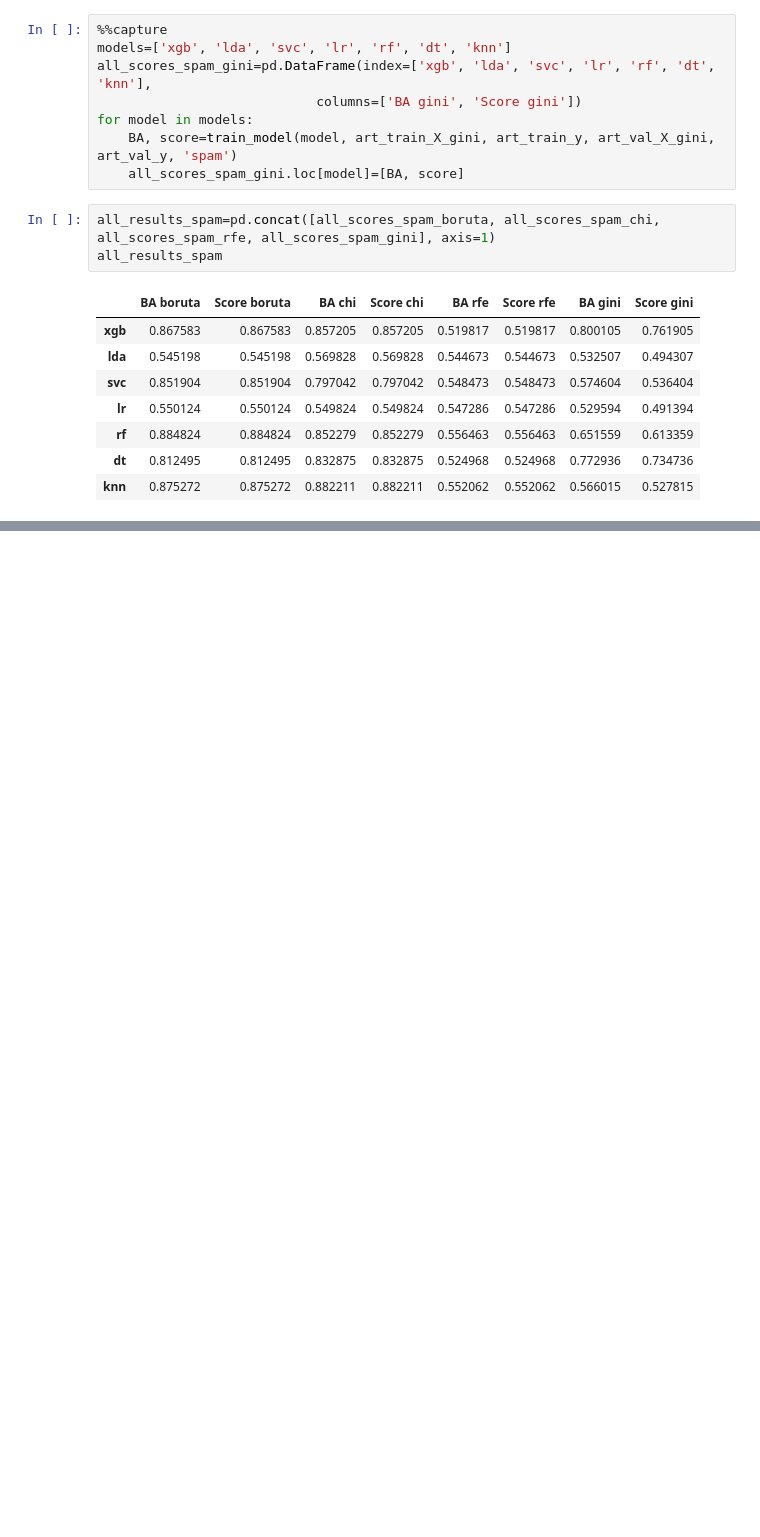
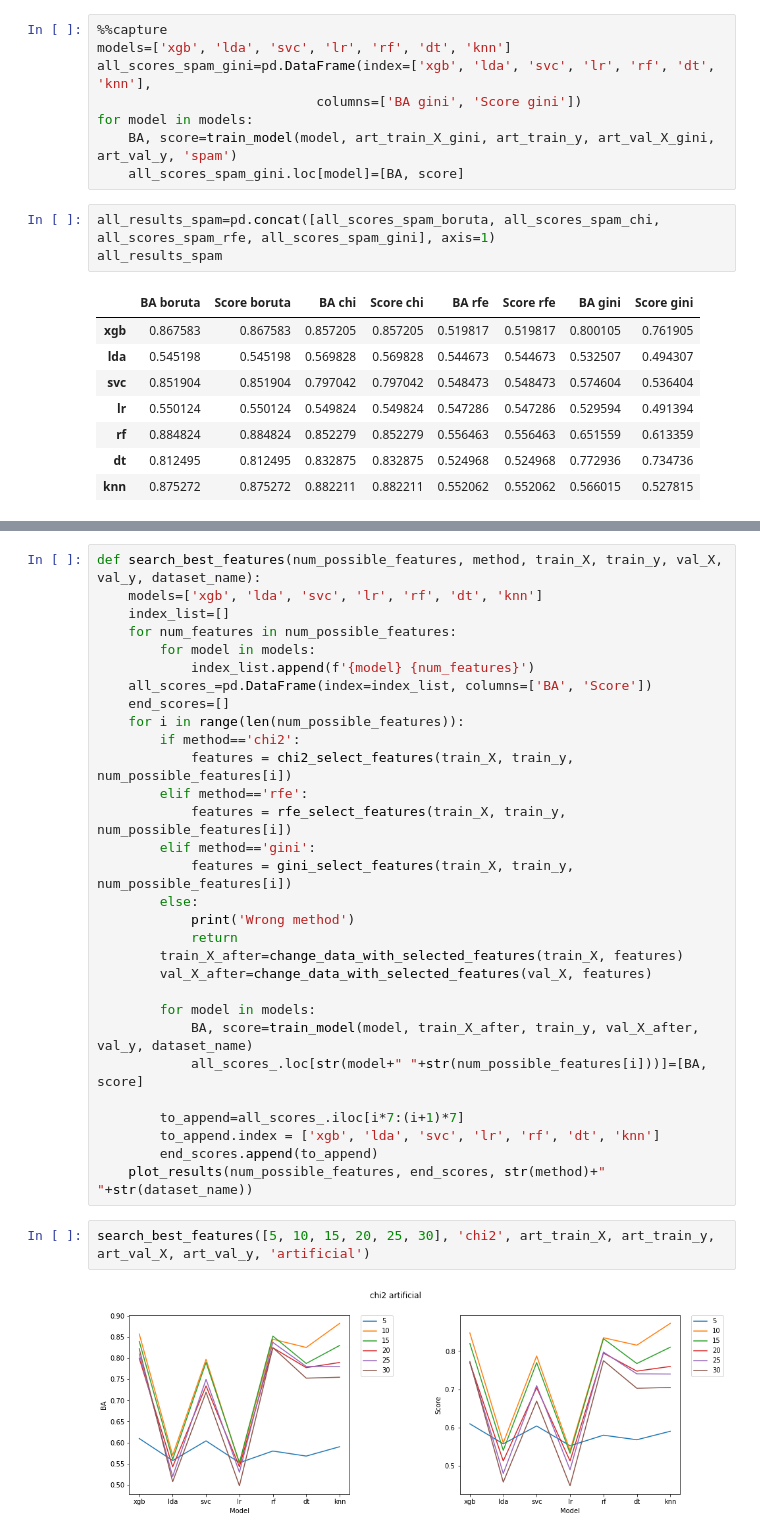
Before and after one commit to kaczmareka/aml_project2, a Jupyter notebook: data_read_with_boruta.ipynb, the cells around one changed output, grey strips where cells are left out. Drawn from its saved outputs; the diff is of its cells as text; blank space fills up the shorter version.

```diff
--- a/data_read_with_boruta.ipynb
+++ b/data_read_with_boruta.ipynb
@@ -402,0 +453,34 @@ all_results_spam
+# %%
+def search_best_features(num_possible_features, method, train_X, train_y, val_X, val_y, dataset_name):
+    models=['xgb', 'lda', 'svc', 'lr', 'rf', 'dt', 'knn']
+    index_list=[]
+    for num_features in num_possible_features:
+        for model in models:
+            index_list.append(f'{model} {num_features}')
+    all_scores_=pd.DataFrame(index=index_list, columns=['BA', 'Score'])
+    end_scores=[]
+    for i in range(len(num_possible_features)):
+        if method=='chi2':
+            features = chi2_select_features(train_X, train_y, num_possible_features[i])
+        elif method=='rfe':
+            features = rfe_select_features(train_X, train_y, num_possible_features[i])
+        elif method=='gini':
+            features = gini_select_features(train_X, train_y, num_possible_features[i])
+        else:
+            print('Wrong method')
+            return
+        train_X_after=change_data_with_selected_features(train_X, features)
+        val_X_after=change_data_with_selected_features(val_X, features)
+
+        for model in models:
+            BA, score=train_model(model, train_X_after, train_y, val_X_after, val_y, dataset_name)
+            all_scores_.loc[str(model+" "+str(num_possible_features[i]))]=[BA, score]
+
+        to_append=all_scores_.iloc[i*7:(i+1)*7]
+        to_append.index = ['xgb', 'lda', 'svc', 'lr', 'rf', 'dt', 'knn']
+        end_scores.append(to_append)
+    plot_results(num_possible_features, end_scores, str(method)+" "+str(dataset_name))
+# %%
+search_best_features([5, 10, 15, 20, 25, 30], 'chi2', art_train_X, art_train_y, art_val_X, art_val_y, 'artificial')
+# %% [output]
+[figure, added]
```
Also changed, not shown: parts of 16 cells of this notebook.
